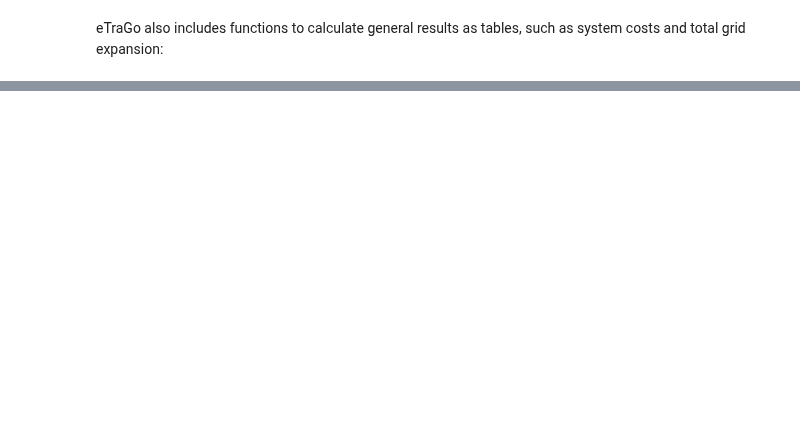
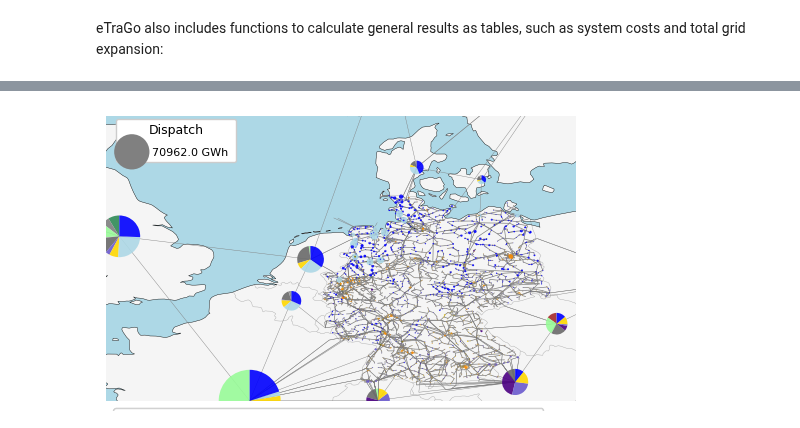
Before and after one commit to openego/eTraGo, a Jupyter notebook: examples/fne_2026.ipynb, the cells around one changed output, grey strips where cells are left out. Cells and saved outputs as stored; diff of their text form; code cells hidden in the pictures; blank space fills up the shorter version.

```diff
--- a/examples/fne_2026.ipynb
+++ b/examples/fne_2026.ipynb
@@ -251,0 +233,9 @@ etrago_larger_model.results
+# %%
+etrago_larger_model.plot_grid(
+    line_colors="grey",
+    apply_on = "disaggreagted_network",
+    bus_colors = "gen_dist",
+    bus_sizes= 1e-8,
+    timesteps = range(1752))
+# %% [output]
+[figure, added]
```
Also changed, not shown: parts of 36 cells of this notebook.
